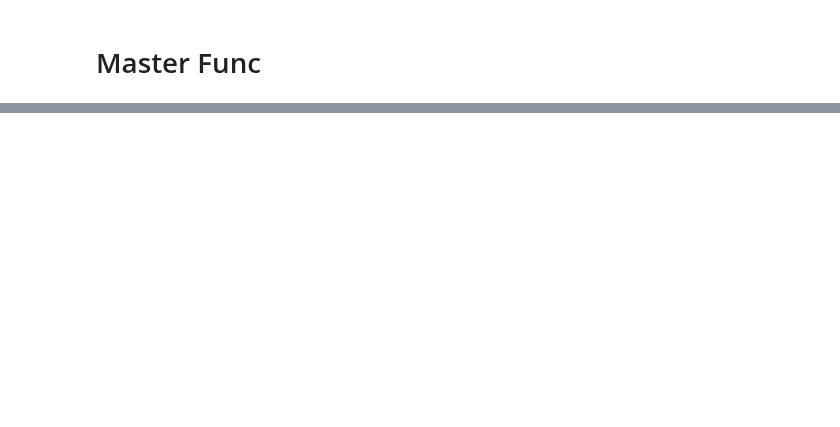
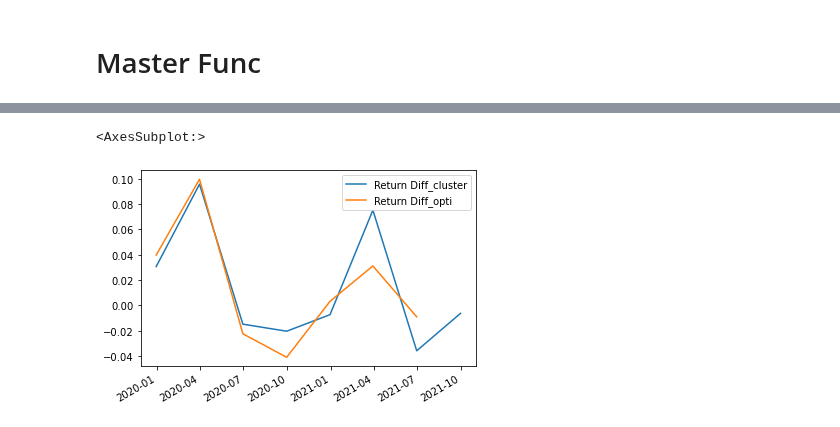
Before and after one commit to layoups/index-funds, a Jupyter notebook: create_indices.ipynb, the cells around one changed output, grey strips where cells are left out. Saved outputs shown, nothing was run; the diff lists cells and outputs as text; code cells hidden in the pictures; blank space fills up the shorter version.

```diff
--- a/create_indices.ipynb
+++ b/create_indices.ipynb
@@ -359,0 +381,7 @@ pd.DataFrame.from_dict(master_cluster_performance, orient="index")
+# %%
+comp_performance = method1_performance.join(
+    method2_performance,
+    lsuffix="_cluster",
+    rsuffix="_opti"
+)
+comp_performance
@@ -359,0 +398,5 @@ pd.DataFrame.from_dict(master_cluster_performance, orient="index")
+# %%
+comp_performance.plot(y=["Return Diff_cluster", "Return Diff_opti"])
+# %% [output]
+<AxesSubplot:>
+[figure, added]
```
Also changed, not shown: parts of 18 cells of this notebook, 3 other files.
